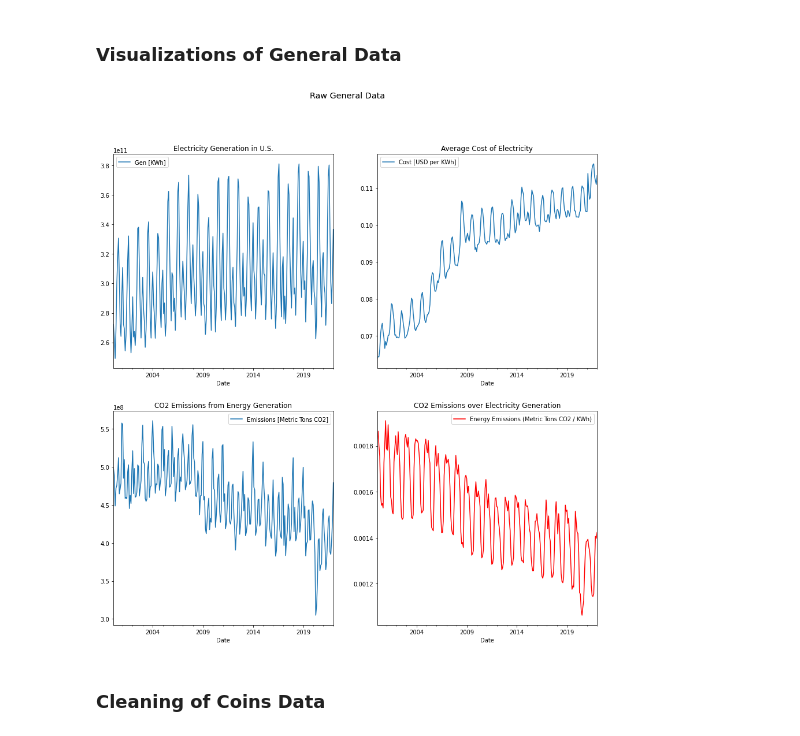
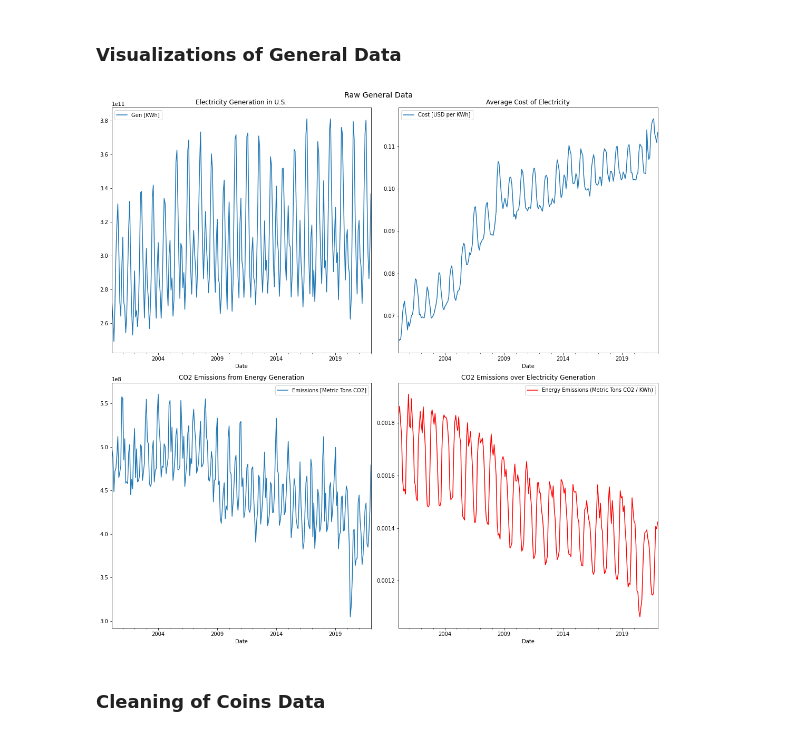
Before and after one commit to taylor-giles-sbu/CSE551-Final-Project, a Jupyter notebook: final-project-data.ipynb, the cells around one changed output. Drawn from its saved outputs; the diff is of its cells as text; code cells hidden in the pictures.

```diff
--- a/final-project-data.ipynb
+++ b/final-project-data.ipynb
@@ -57,19 +57,25 @@ elec_cost["Cost [USD per KWh]"] = elec_cost.apply(lambda row : (float(row["Value
 elec_gen.reset_index(inplace=True)
 emissions.reset_index(inplace=True)
 elec_cost.reset_index(inplace=True)
+# %%
+# Calculate emissions per KWh of energy produced
+elec_emissions = pd.DataFrame()
+elec_emissions["Energy Emissions (Metric Tons CO2 / KWh)"] = emissions["Emissions [Metric Tons CO2]"] / elec_gen["Gen [KWh]"]
+elec_emissions["Date"] = emissions["Date"]
 # %% [markdown]
 ### Visualizations of General Data
 # %%
 # Visualizations of raw general data
 fig, axes = plt.subplots(2, 2, figsize=(15,15))
 plt.suptitle("Raw General Data", size='x-large')
 elec_gen.plot(ax=axes[0, 0], x="Date", y="Gen [KWh]", kind="line", title="Electricity Generation in U.S.")
 emissions.plot(ax=axes[1, 0],x="Date", y="Emissions [Metric Tons CO2]", kind="line", title="CO2 Emissions from Energy Generation")
 elec_cost.plot(ax=axes[0, 1],x="Date", y="Cost [USD per KWh]", kind="line", title="Average Cost of Electricity")
 elec_emissions.plot(ax=axes[1, 1], x="Date", y="Energy Emissions (Metric Tons CO2 / KWh)", kind="line", title="CO2 Emissions over Electricity Generation", color="red")
+fig.tight_layout()
 plt.show()
 # %% [output]
-[figure, old version]
+[figure, new version]
 # %% [markdown]
 ### Cleaning of Coins Data
 # %%
```
Also changed, not shown: parts of 3 cells of this notebook.
